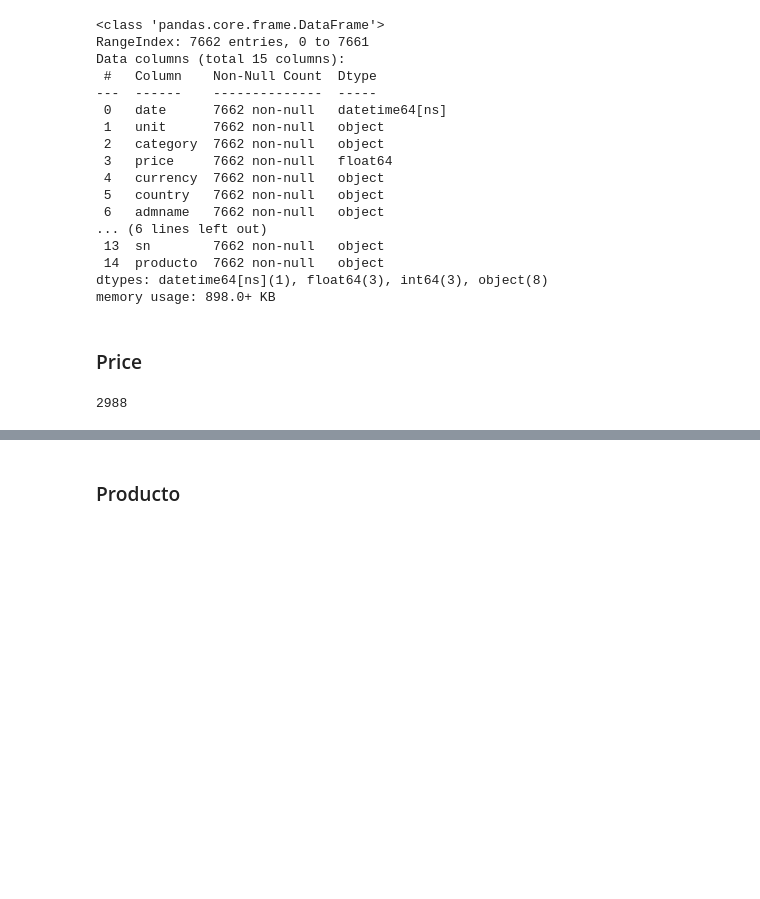
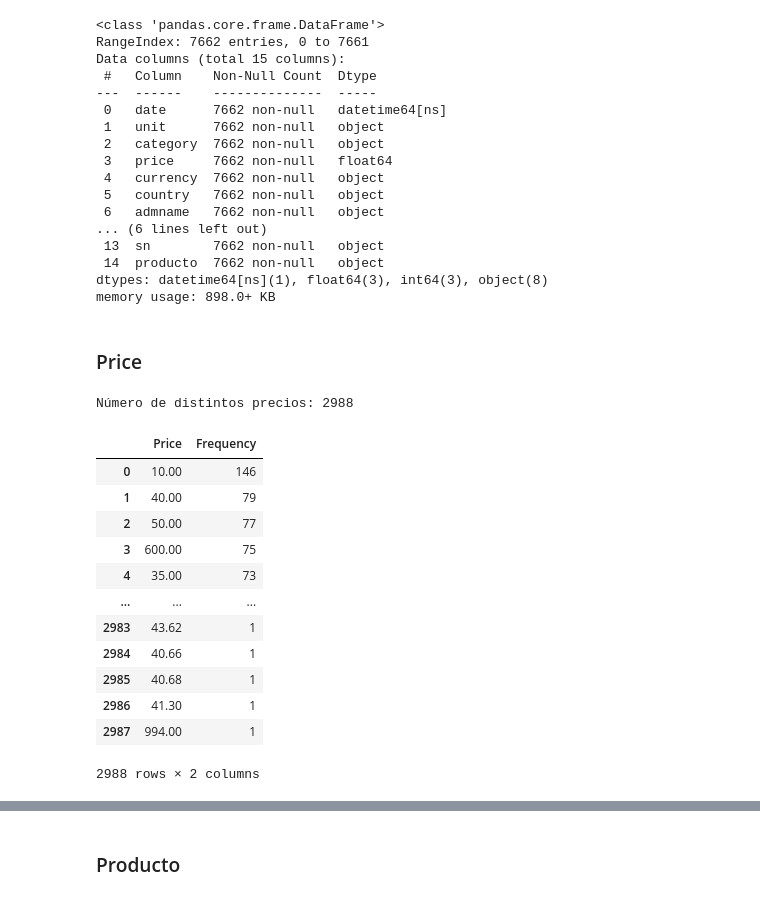
Before and after one commit to vcuspinera/UDG_MCD_Project_Dev_I, a Jupyter notebook: actividades/13_EDA.ipynb, the cells around one changed output, grey strips where cells are left out. Saved outputs shown, nothing was run; the diff lists cells and outputs as text; code cells hidden in the pictures; blank space fills up the shorter version.

```diff
--- a/actividades/13_EDA.ipynb
+++ b/actividades/13_EDA.ipynb
@@ -553,10 +576,24 @@ memory usage: 898.0+ KB
 # %% [markdown]
 ### Price
 # %%
-source = pd.DataFrame(df.price.value_counts()).reset_index().rename(columns={"index":"Price", "price":"Frequency"})
-len(source)
+source = pd.DataFrame(df.price.value_counts()).reset_index().rename(columns={"price":"Price", "count":"Frequency"})
+print("Número de distintos precios:", len(source))
+source
 # %% [output]
-2988
+Número de distintos precios: 2988
+|  | Price | Frequency |
+| 0 | 10.00 | 146 |
+| 1 | 40.00 | 79 |
+| 2 | 50.00 | 77 |
+| 3 | 600.00 | 75 |
+| 4 | 35.00 | 73 |
+| ... | ... | ... |
+| 2983 | 43.62 | 1 |
+| 2984 | 40.66 | 1 |
+| 2985 | 40.68 | 1 |
+| 2986 | 41.30 | 1 |
+| 2987 | 994.00 | 1 |
+2988 rows × 2 columns
 # %%
 # price, general plot
 alt.Chart(source).mark_bar().encode(
```
Also changed, not shown: parts of 23 cells of this notebook.
